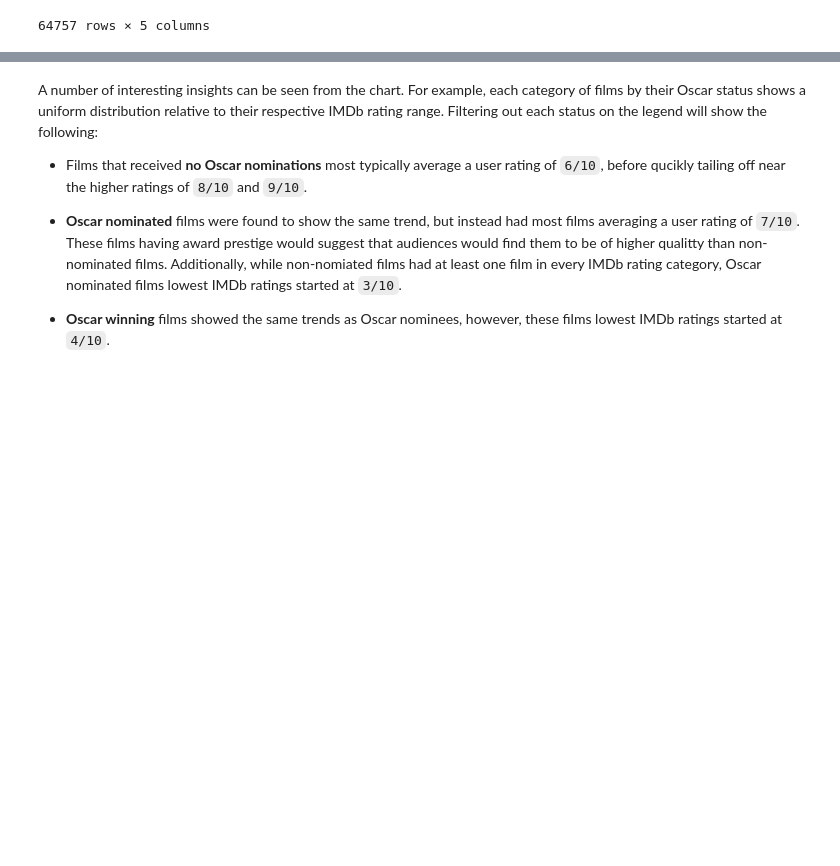
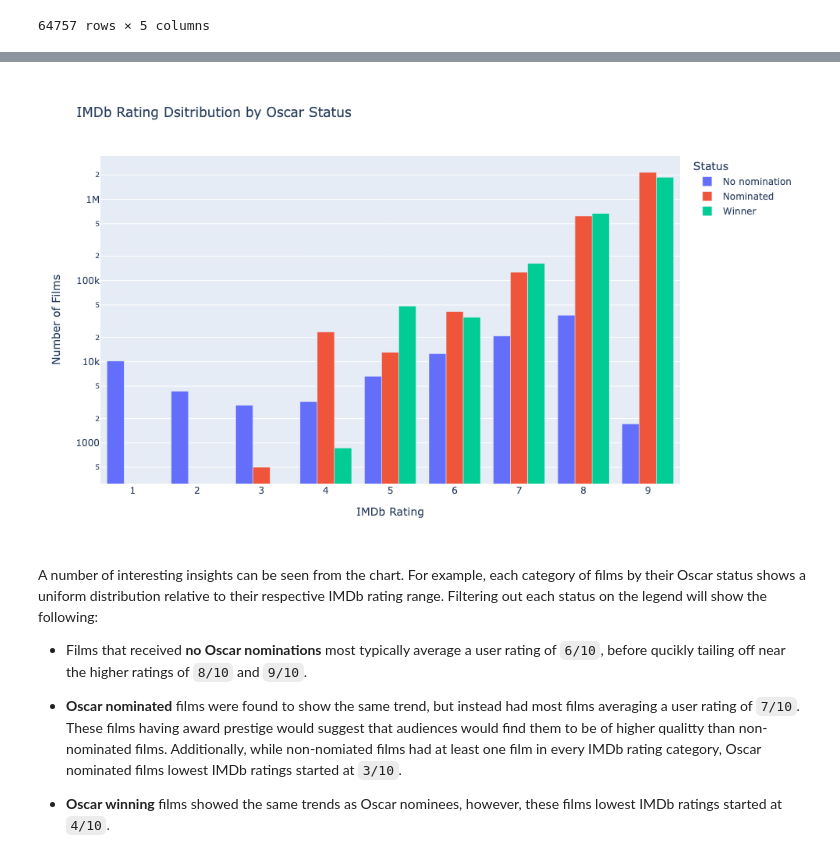
Before and after one commit to jad-bey/SIADS-593-Film-Awards-Data-Analysis, a Jupyter notebook: imdb graphing.ipynb, the cells around one changed output, grey strips where cells are left out. Cells and saved outputs as stored; diff of their text form; code cells hidden in the pictures; blank space fills up the shorter version.

```diff
--- a/imdb graphing.ipynb
+++ b/imdb graphing.ipynb
@@ -77,32 +77,37 @@ rating_bin_counts
 # %%
 fig = px.bar(
     rating_bin_counts,
     x='rating_bin',
-    y='count',
+    y='avg_votes',
     color='Status',
     barmode='group',
     title='IMDb Rating Dsitribution by Oscar Status',
     hover_data={
         'rating_bin': False,
         'Status': False,
         'count': ':,',
         'avg_votes': ':,',
         'avg_meta_score': True
     },
     labels={
         'count': 'Film Count',
         'avg_votes': 'Average User Votes',
         'avg_meta_score': 'Average Metacritic Score'
     }
 )
 
 fig.update_layout(
     xaxis_title='IMDb Rating',
     yaxis_title='Number of Films',
-    height=600
+    height=600,
+    width=1000
 )
 
+fig.update_layout(yaxis_type='log')
+
 fig.show()
+# %% [output]
+[figure, added]
 # %% [markdown]
 A number of interesting insights can be seen from the chart. For example, each category of films by their Oscar status shows a uniform distribution relative to their respective IMDb rating range. Filtering out each status on the legend will show the following:
 - Films that received **no Oscar nominations** most typically average a user rating of `6/10`, before qucikly tailing off near the higher ratings of `8/10` and `9/10`.
```
Also changed, not shown: parts of 2 cells of this notebook, 4 other files.
